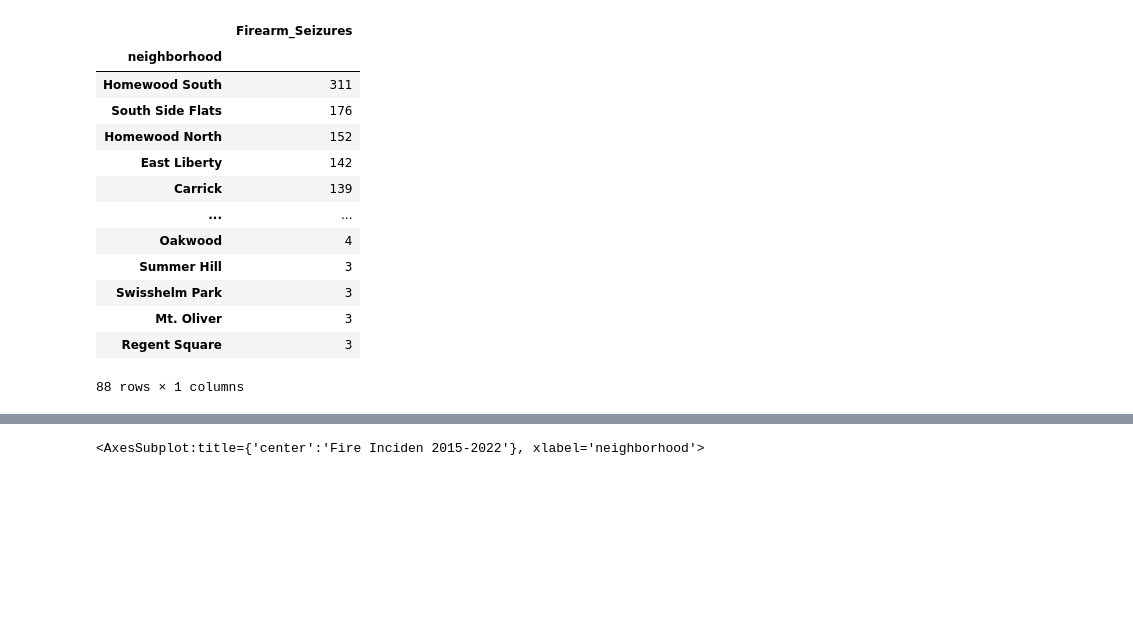
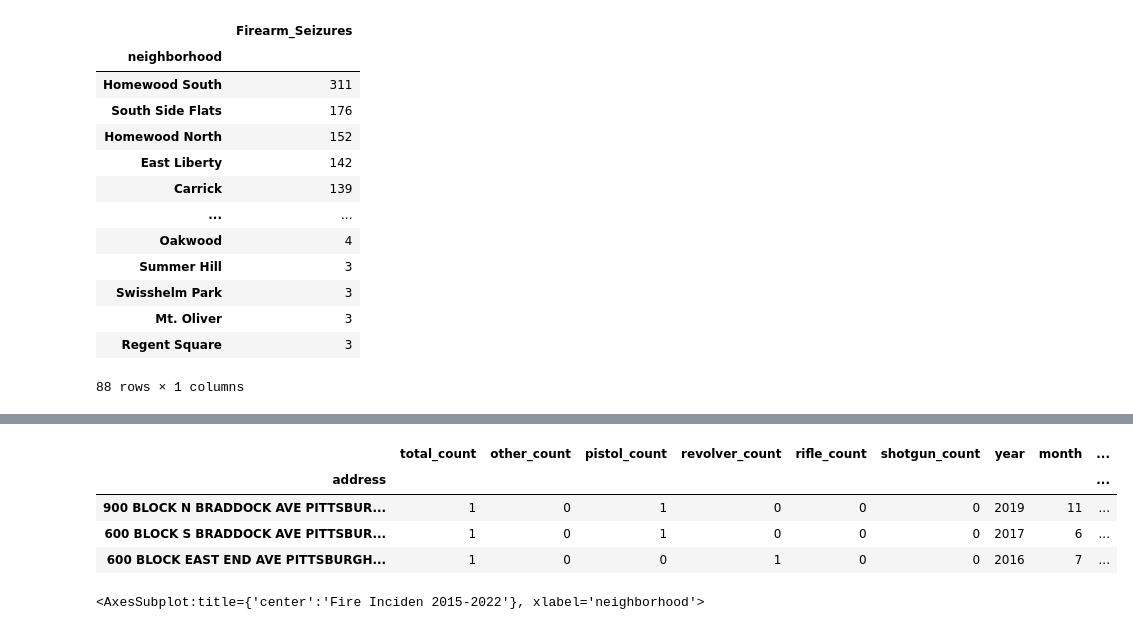
Before and after one commit to TingluR/CMPINF001-Final-Project, a Jupyter notebook: Firearm_Seizures_Data.ipynb, the cells around one changed output, grey strips where cells are left out. Cells and saved outputs as stored; diff of their text form; code cells hidden in the pictures; blank space fills up the shorter version.

```diff
--- a/Firearm_Seizures_Data.ipynb
+++ b/Firearm_Seizures_Data.ipynb
@@ -45,3 +81,12 @@ total.sort_values("Firearm_Seizures", ascending=False)#.head(5)#True Faluse
+# %%
+filtered_df3 = df.loc[(df['neighborhood'] == 'Regent Square')]
+filtered_df3.sort_values("year", ascending=False)
+# %% [output]
+|  | total_count | other_count | pistol_count | revolver_count | rifle_count | shotgun_count | year | month | ... |
+| address |  |  |  |  |  |  |  |  | ... |
+| 900 BLOCK N BRADDOCK AVE PITTSBUR... | 1 | 0 | 1 | 0 | 0 | 0 | 2019 | 11 | ... |
+| 600 BLOCK S BRADDOCK AVE PITTSBUR... | 1 | 0 | 1 | 0 | 0 | 0 | 2017 | 6 | ... |
+| 600 BLOCK EAST END AVE PITTSBURGH... | 1 | 0 | 0 | 1 | 0 | 0 | 2016 | 7 | ... |
 # %%
 import matplotlib.pyplot as plot
 
```
Also changed, not shown: parts of 9 cells of this notebook.
